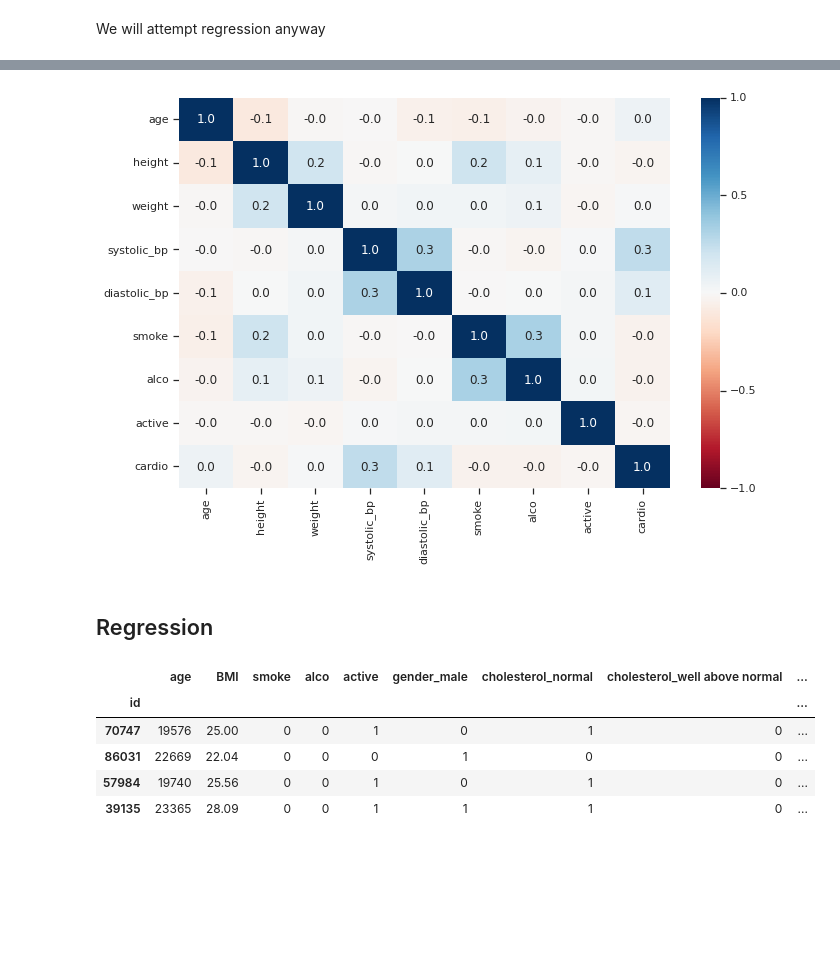
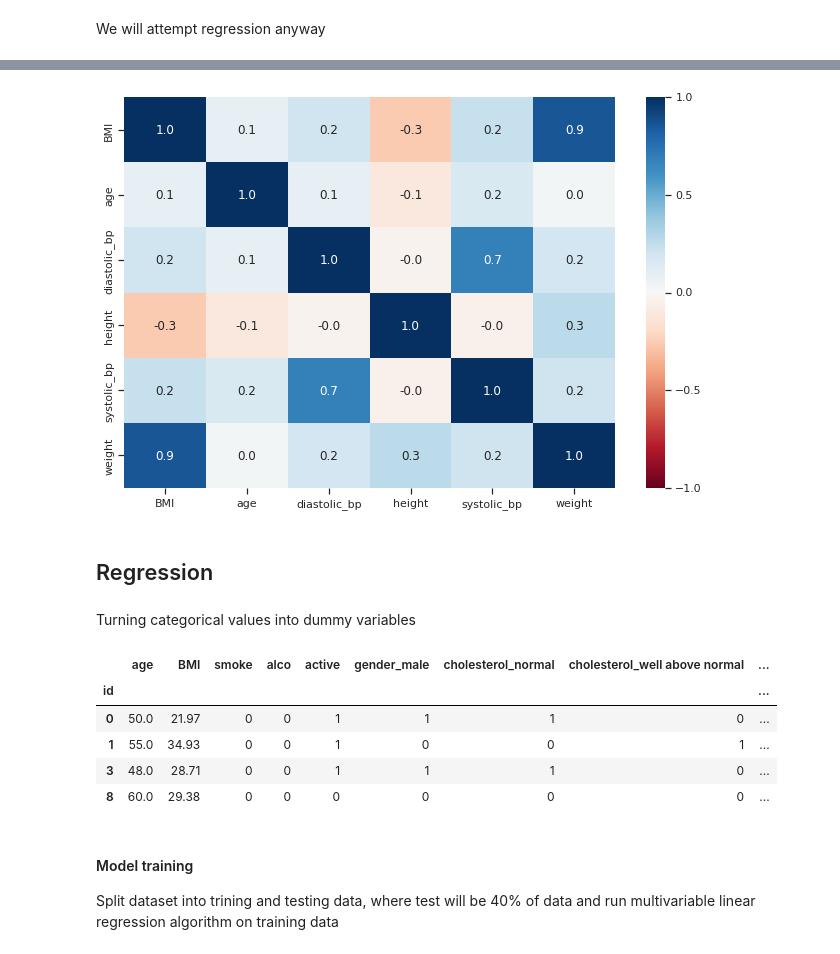
Before and after one commit to mimi-1/DataProjects, a Jupyter notebook: Cardio_regression.ipynb, the cells around one changed output, grey strips where cells are left out. Drawn from its saved outputs; the diff is of its cells as text; code cells hidden in the pictures; blank space fills up the shorter version.

```diff
--- a/Cardio_regression.ipynb
+++ b/Cardio_regression.ipynb
@@ -132,12 +145,12 @@ cardio_df.describe()
 # %%
 
-#Removing outliers
+#Removing outliers, we remove 0.5 % of the data from the both ends (total 1% for each variable)
 
-fields_with_outliers = ["systolic_bp","diastolic_bp","height","weight"]
+fields_with_outliers = ["systolic_bp","diastolic_bp", "weight", "height"]
 
 for field in fields_with_outliers:
-  q_l = int(cardio_df[field].quantile(q=0.025))
-  q_h = int(cardio_df[field].quantile(q=0.975))
+  q_l = int(cardio_df[field].quantile(q=0.005))
+  q_h = int(cardio_df[field].quantile(q=0.995))
   cardio_df = cardio_df[ (cardio_df[field] > q_l) & (cardio_df[field] < q_h) ]
 cardio_df.describe()
 # %% [output]
@@ -180,6 +190,7 @@ Bodymass Index $BMI = \frac{Weight_{kg}}{Height_{m}^2}$
 # %%
 #Create variable containing bodymass index
 cardio_df["BMI"] = round(cardio_df["weight"]/((0.01*cardio_df["height"])**2),2)
+cardio_df["age"] = round(cardio_df["age"]/365,0)
 cardio_df.describe()
 # %% [output]
 |  | age | height | weight | systolic_bp | diastolic_bp | smoke | alco | active | cardio | BMI |
@@ -213,9 +230,9 @@ sns.scatterplot(data =cardio_df,y='weight', x='height', hue='cardio')
 # %%
-cardio_corr = sample_df.corr()
+cardio_corr = cardio_df[cardio_df.columns.difference(['alco','smoke','active','cardio'])].corr()
 fig, ax = plt.subplots()
 fig.set_size_inches(11,7)
 sns.heatmap(cardio_corr, annot=True , fmt =".1f", cmap="RdBu", center=0, ax=ax,vmin=-1,
 vmax =1)
 plt.show()
 # %% [output]
-[figure, old version]
+[figure, new version]
@@ -222,19 +242,24 @@ plt.show()
 # %% [markdown]
 ## Regression
+# %% [markdown]
+Turning categorical values into dummy variables
 # %%
 predictors = ['age',"BMI","smoke","alco","gender","cholesterol","gluc", "active" ]
 outcome = 'systolic_bp'
-X = pd.get_dummies(sample_df [predictors], drop_first=True)
-y=sample_df[outcome]
+X = pd.get_dummies(cardio_df [predictors], drop_first=True)
+y=cardio_df[outcome]
 
 X.head(4)
 # %% [output]
 |  | age | BMI | smoke | alco | active | gender_male | cholesterol_normal | cholesterol_well above normal | ... |
 | id |  |  |  |  |  |  |  |  | ... |
-| 70747 | 19576 | 25.00 | 0 | 0 | 1 | 0 | 1 | 0 | ... |
-| 86031 | 22669 | 22.04 | 0 | 0 | 0 | 1 | 0 | 0 | ... |
-| 57984 | 19740 | 25.56 | 0 | 0 | 1 | 0 | 1 | 0 | ... |
-| 39135 | 23365 | 28.09 | 0 | 0 | 1 | 1 | 1 | 0 | ... |
+| 0 | 50.0 | 21.97 | 0 | 0 | 1 | 1 | 1 | 0 | ... |
+| 1 | 55.0 | 34.93 | 0 | 0 | 1 | 0 | 0 | 1 | ... |
+| 3 | 48.0 | 28.71 | 0 | 0 | 1 | 1 | 1 | 0 | ... |
+| 8 | 60.0 | 29.38 | 0 | 0 | 0 | 0 | 0 | 0 | ... |
+# %% [markdown]
+#### Model training
+Split dataset into trining and testing data, where test will be 40% of data and run multivariable linear regression algorithm  on training data
 # %%
 # Split the data into training and validation
 train_X, valid_X , train_y , valid_y = train_test_split (X, y, test_size=0.4 , random_state =1)
```
Also changed, not shown: parts of 45 cells of this notebook.
